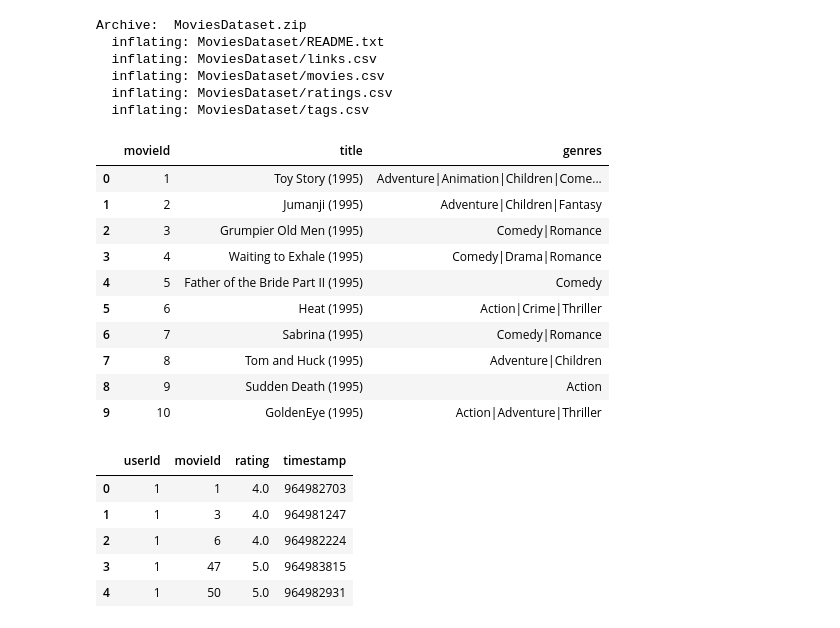
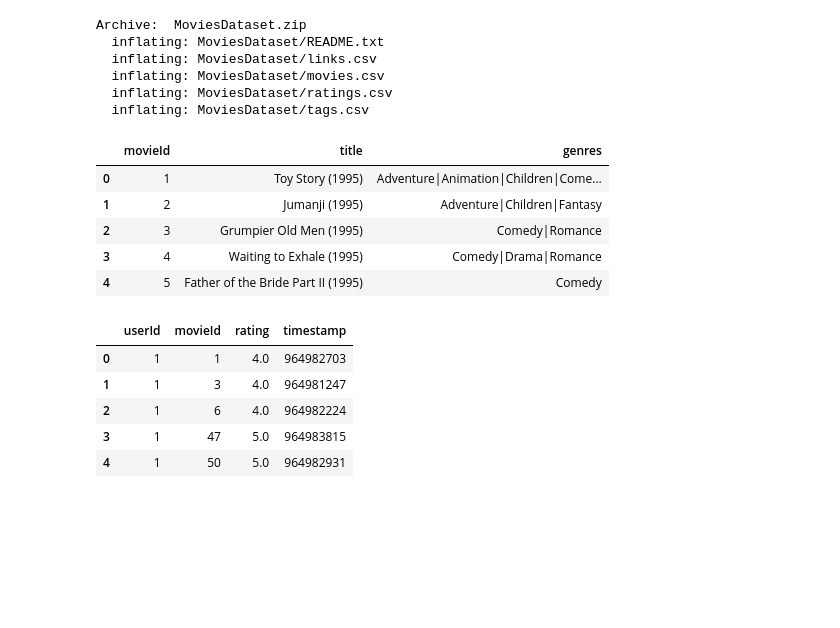
Before and after one commit to kresdev/DicodingMLExpert, a Jupyter notebook: RecommenderSystem/Movie_Recommendation_System.ipynb, the cells around one changed output. Drawn from its saved outputs; the diff is of its cells as text; code cells hidden in the pictures; blank space fills up the shorter version.

```diff
--- a/RecommenderSystem/Movie_Recommendation_System.ipynb
+++ b/RecommenderSystem/Movie_Recommendation_System.ipynb
@@ -64,19 +64,14 @@ Archive:  MoviesDataset.zip
   inflating: MoviesDataset/tags.csv
 # %%
 df_movies = pd.read_csv('MoviesDataset/movies.csv')
-df_movies.head(10)
+df_movies.head(5)
 # %% [output]
 |  | movieId | title | genres |
 | 0 | 1 | Toy Story (1995) | Adventure|Animation|Children|Come... |
 | 1 | 2 | Jumanji (1995) | Adventure|Children|Fantasy |
 | 2 | 3 | Grumpier Old Men (1995) | Comedy|Romance |
 | 3 | 4 | Waiting to Exhale (1995) | Comedy|Drama|Romance |
 | 4 | 5 | Father of the Bride Part II (1995) | Comedy |
-| 5 | 6 | Heat (1995) | Action|Crime|Thriller |
-| 6 | 7 | Sabrina (1995) | Comedy|Romance |
-| 7 | 8 | Tom and Huck (1995) | Adventure|Children |
-| 8 | 9 | Sudden Death (1995) | Action |
-| 9 | 10 | GoldenEye (1995) | Action|Adventure|Thriller |
 # %%
 df_ratings = pd.read_csv('MoviesDataset/ratings.csv')
 df_ratings.head()
```
Also changed, not shown: parts of 37 cells of this notebook, 1 other file.
